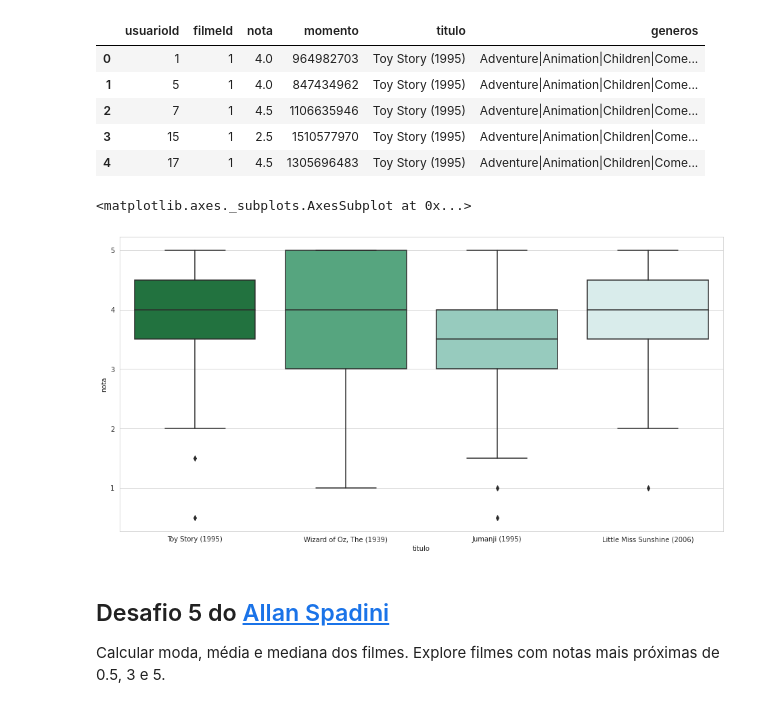
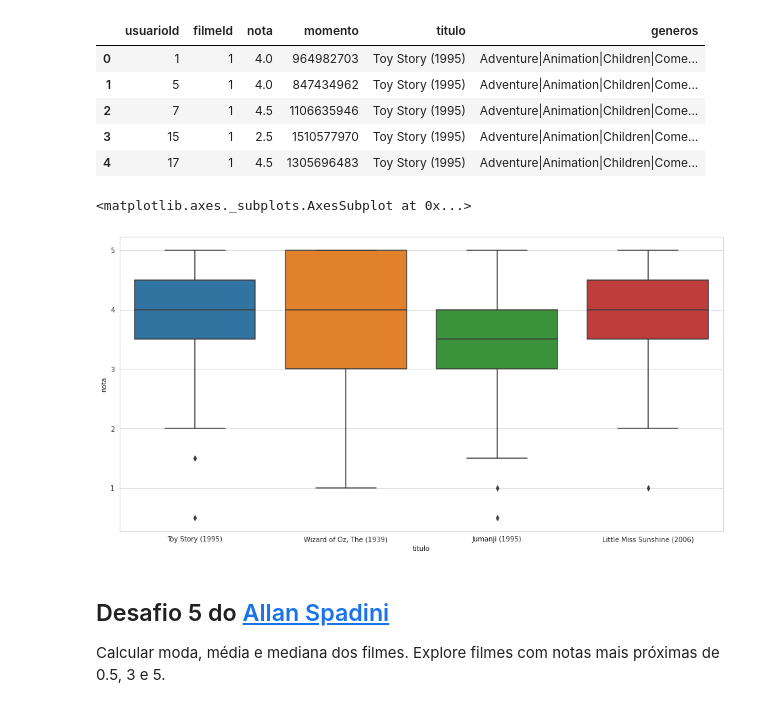
Before and after one commit to alexandreaquiles/quarentenadados, a Jupyter notebook: Alexandre_Aquiles_QuarentenaDados_aula02.ipynb, the cells around one changed output. Saved outputs shown, nothing was run; the diff lists cells and outputs as text; code cells hidden in the pictures.

```diff
--- a/Alexandre_Aquiles_QuarentenaDados_aula02.ipynb
+++ b/Alexandre_Aquiles_QuarentenaDados_aula02.ipynb
@@ -905,10 +904,10 @@ avaliacoes_da_aula_com_titulos.head()
 | 4 | 17 | 1 | 4.5 | 1305696483 | Toy Story (1995) | Adventure|Animation|Children|Come... |
 # %%
 plt.figure(figsize=(16,8))
-sns.boxplot(data = avaliacoes_da_aula_com_titulos, x = "titulo", y="nota", palette=sns.color_palette("BuGn_r", n_colors=4))
+sns.boxplot(data = avaliacoes_da_aula_com_titulos, x = "titulo", y="nota")
 # %% [output]
 <matplotlib.axes._subplots.AxesSubplot at 0x...>
-[figure, old version]
+[figure, new version]
 # %% [markdown]
 ## Desafio 5 do [Allan Spadini](https://twitter.com/allanspadini)
 
```
Also changed, not shown: parts of 26 cells of this notebook.
